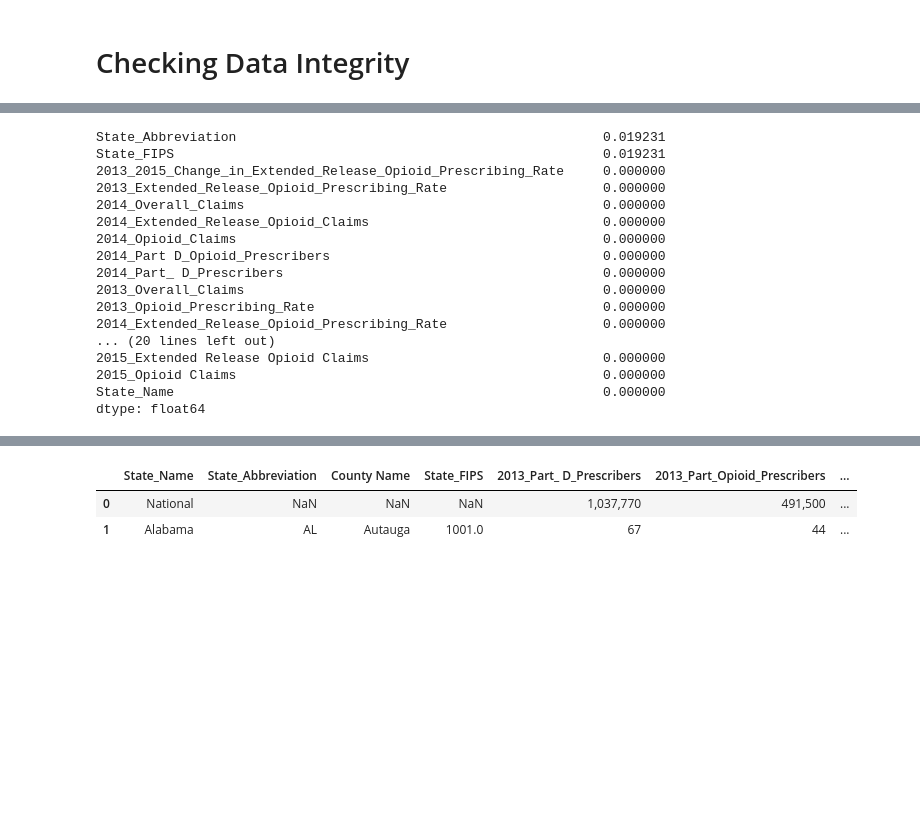
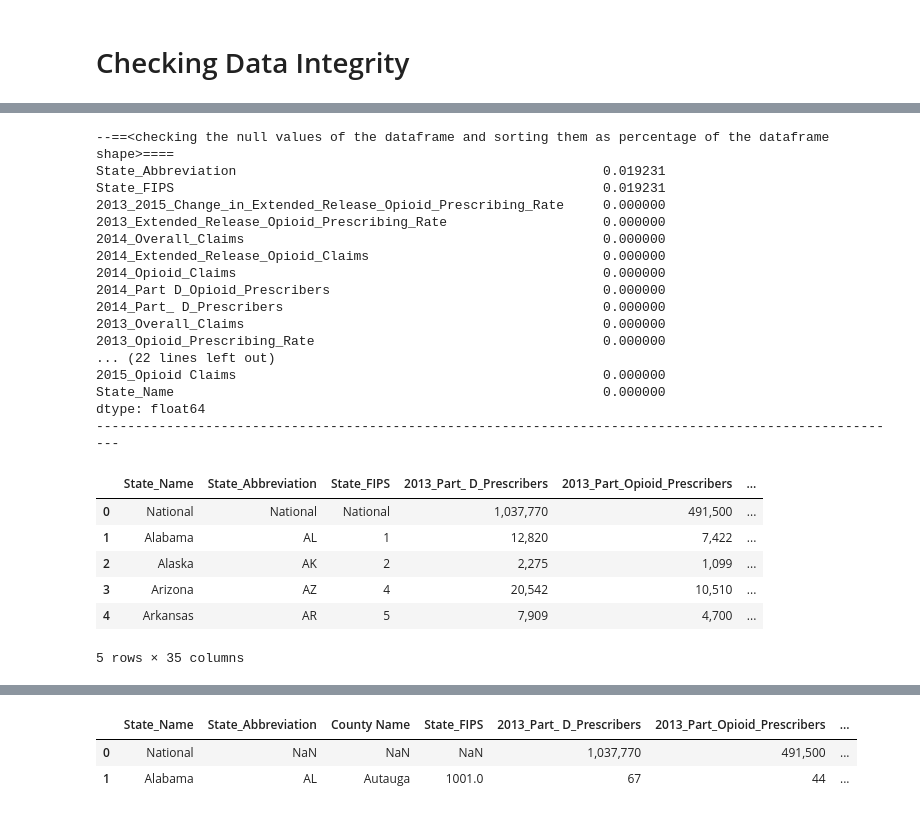
Before and after one commit to KirosG/Predicting-prescriber-induced-ovedoses, a Jupyter notebook: 1.1. Capestone Data setup_1.ipynb, the cells around one changed output, grey strips where cells are left out. Drawn from its saved outputs; the diff is of its cells as text; code cells hidden in the pictures; blank space fills up the shorter version.

```diff
--- a/1.1. Capestone Data setup_1.ipynb
+++ b/1.1. Capestone Data setup_1.ipynb
@@ -92,7 +111,9 @@ df2.head()[:2]
 # %%
-# checking the null values of the df and sorting them as percentage of the DF shape
-(df2.isnull().sum()/df2.shape[0]).sort_values(ascending=False)
+print("--==<checking the null values of the dataframe and sorting them as percentage of the dataframe shape>====")
+print((df2.isnull().sum()/df2.shape[0]).sort_values(ascending=False) )
+print("--------------------------------------------------------------------------------------------------------")
 # %% [output]
+--==<checking the null values of the dataframe and sorting them as percentage of the dataframe shape>====
 State_Abbreviation                                               0.019231
 State_FIPS                                                       0.019231
 2013_2015_Change_in_Extended_Release_Opioid_Prescribing_Rate     0.000000
@@ -104,9 +125,20 @@ State_FIPS                                                       0.019231
 2014_Part_ D_Prescribers                                         0.000000
 2013_Overall_Claims                                              0.000000
 2013_Opioid_Prescribing_Rate                                     0.000000
-2014_Extended_Release_Opioid_Prescribing_Rate                    0.000000
-... (20 lines left out)
-2015_Extended Release Opioid Claims                              0.000000
+... (22 lines left out)
 2015_Opioid Claims                                               0.000000
 State_Name                                                       0.000000
 dtype: float64
+--------------------------------------------------------------------------------------------------------
+# %%
+# here just filling the NaN value due to the columns mismatach as there is no need fo data on
+# state abrevation and state state FIPs
+df2.fillna("National")[:5]
+# %% [output]
+|  | State_Name | State_Abbreviation | State_FIPS | 2013_Part_ D_Prescribers | 2013_Part_Opioid_Prescribers | ... |
+| 0 | National | National | National | 1,037,770 | 491,500 | ... |
+| 1 | Alabama | AL | 1 | 12,820 | 7,422 | ... |
+| 2 | Alaska | AK | 2 | 2,275 | 1,099 | ... |
+| 3 | Arizona | AZ | 4 | 20,542 | 10,510 | ... |
+| 4 | Arkansas | AR | 5 | 7,909 | 4,700 | ... |
+5 rows × 35 columns
```
Also changed, not shown: parts of 92 cells of this notebook, 7 other files.
